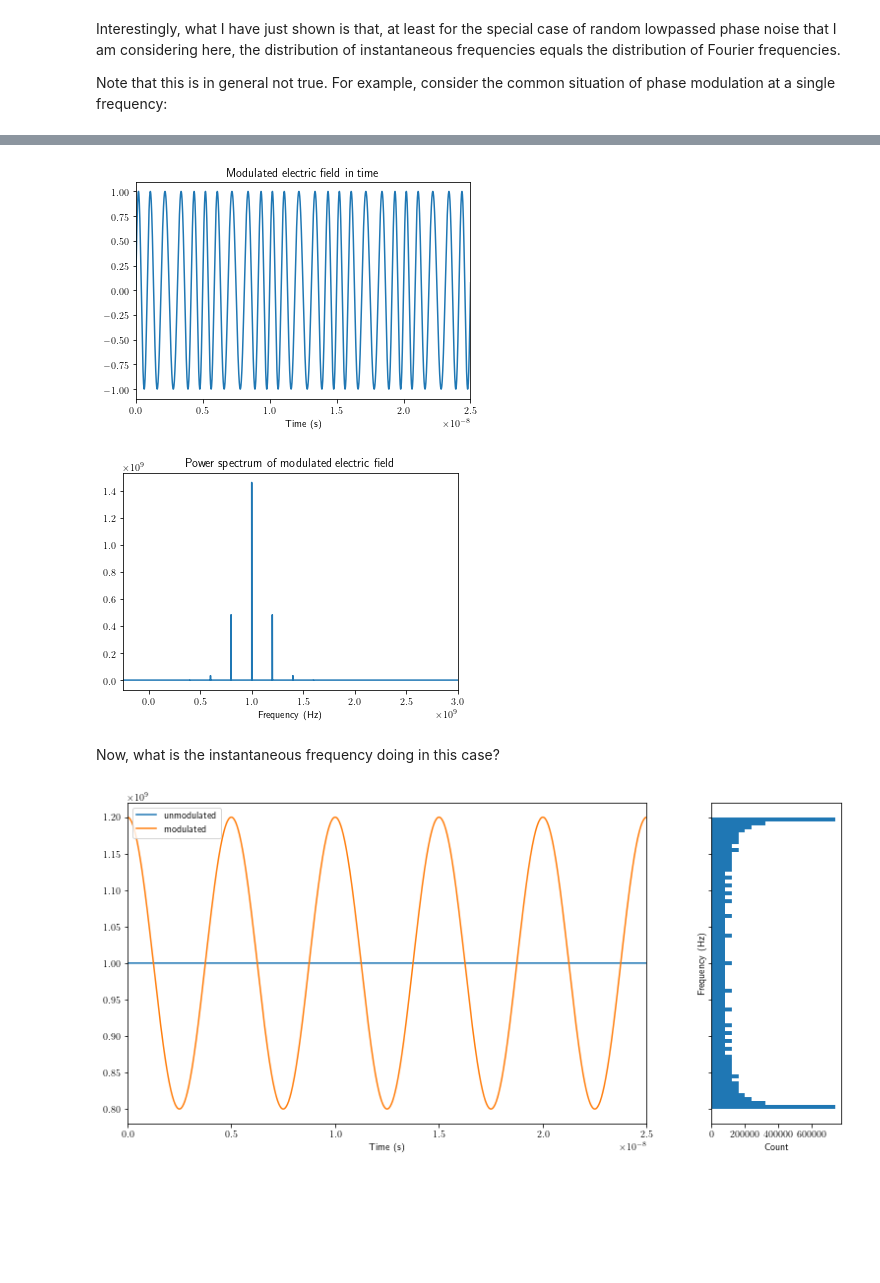
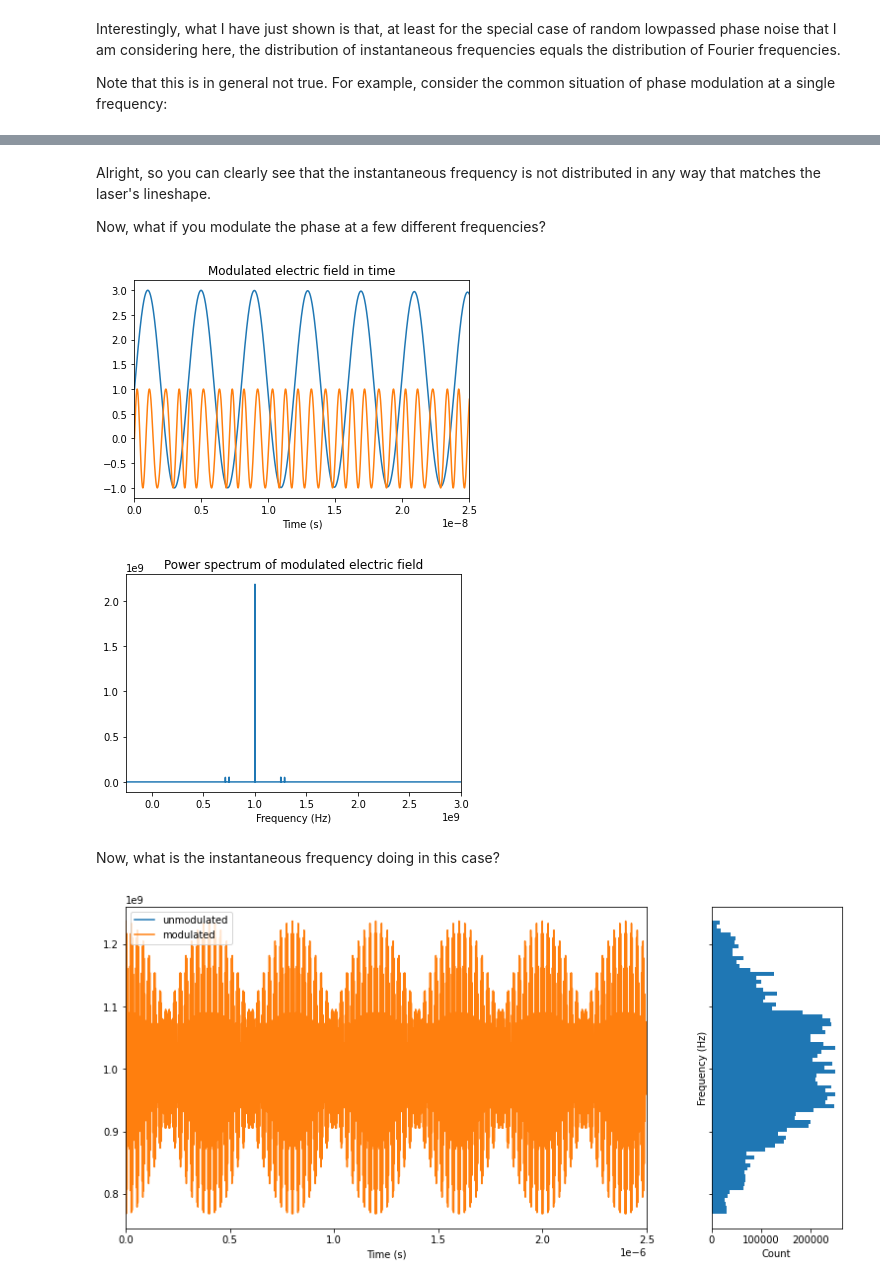
Before and after one commit to josiahsinclair/Frequency-modulating-lasers, a Jupyter notebook: Frequency-modulating-lasers.ipynb, the cells around one changed output, grey strips where cells are left out. Cells and saved outputs as stored; diff of their text form; code cells hidden in the pictures; blank space fills up the shorter version.

```diff
--- a/Frequency-modulating-lasers.ipynb
+++ b/Frequency-modulating-lasers.ipynb
@@ -10,7 +10,6 @@ from matplotlib import pyplot as plt
 import scipy as sp
 from scipy import signal as sig
 from scipy.optimize import curve_fit
-mpl.rcParams['text.usetex'] = True
 # %% [markdown]
 ## Define my oscillator
 # %% [markdown]
@@ -326,15 +378,23 @@ Note that this is in general not true. For example, consider the common situatio
+# %% [markdown]
+Alright, so you can clearly see that the instantaneous frequency is not distributed in any way that matches the laser's lineshape.
+
+Now, what if you modulate the phase at a few different frequencies?
 # %%
 # Let's modulate an electric field with carrier frequency f_0 at frequency Omega and modulation depth B
-Omega = 0.2e9 # Modulation frequency
-B = 1 # Modulation depth
+Omega = 0.25e9 # Modulation frequency
+B = .3 # Modulation depth
+B2 = B
+B3 = B
 Phase = np.sin(2*np.pi*Omega*t) # Phase modulation
-
+Phase2 = np.sin(2*np.pi*(Omega*1.01)*t)
+Phase3 = np.sin(2*np.pi*Omega*1.15*t)
 # Modulated electric field
-E_modulated = np.sin(2*np.pi*f_0*t + B*Phase)
+E_modulated = np.sin(2*np.pi*f_0*t + B*Phase+B2*Phase2+B3*Phase3)
 
 # Let's plot it in time
 xlimit = t_max/4000
 plt.figure()
+plt.plot(t,1+Phase+Phase2)
 plt.plot(t,E_modulated, label = "E(t)")
 plt.xlim(0,xlimit)
 plt.title("Modulated electric field in time")
@@ -352,27 +412,27 @@ plt.title("Power spectrum of modulated electric field")
 plt.xlabel("Frequency (Hz)")
 plt.show()
 # %% [output]
-[figure, old version]
+[figure, new version]
-[figure, old version]
+[figure, new version]
 # %% [markdown]
 Now, what is the instantaneous frequency doing in this case?
 # %%
 # Alright, but what is the instantaneous frequency doing?
 # Well it's just the time-derivative of the electric field
 instant_freq_unmodulated = np.gradient(2*np.pi*f_0*t,dt)/(2*np.pi)
-instant_freq_modulated = np.gradient(2*np.pi*f_0*t + B*Phase, dt)/(2*np.pi)
+instant_freq_modulated = np.gradient(2*np.pi*f_0*t + B*Phase+B2*Phase2+B3*Phase3, dt)/(2*np.pi)
 
 fig, axes = plt.subplots(nrows=1,ncols=2, figsize=[13,6], sharey=True, gridspec_kw={'width_ratios': [4, 1]})
 axes[0].plot(t,instant_freq_unmodulated, label = "unmodulated")
 axes[0].plot(t,instant_freq_modulated, label = "modulated")
 axes[0].set_xlabel("Time (s)")
 axes[0].legend(loc = "upper left")
-axes[0].set_xlim(0,xlimit)
+axes[0].set_xlim(0,100*xlimit)
 axes[1].hist(instant_freq_modulated, bins=75, orientation='horizontal')
 axes[1].set_xlabel("Count")
 axes[1].set_ylabel("Frequency (Hz)")
 plt.show()
 # %% [output]
-[figure, old version]
+[figure, new version]
 # %% [markdown]
 Clearly, the instantaneous frequency is not equal to the Fourier frequency, and the distribution of instantaneous frequencies (from the histogram) is not the same as the distribution of Fourier frequencies (from the power spectrum).
```
Also changed, not shown: parts of 16 cells of this notebook.
